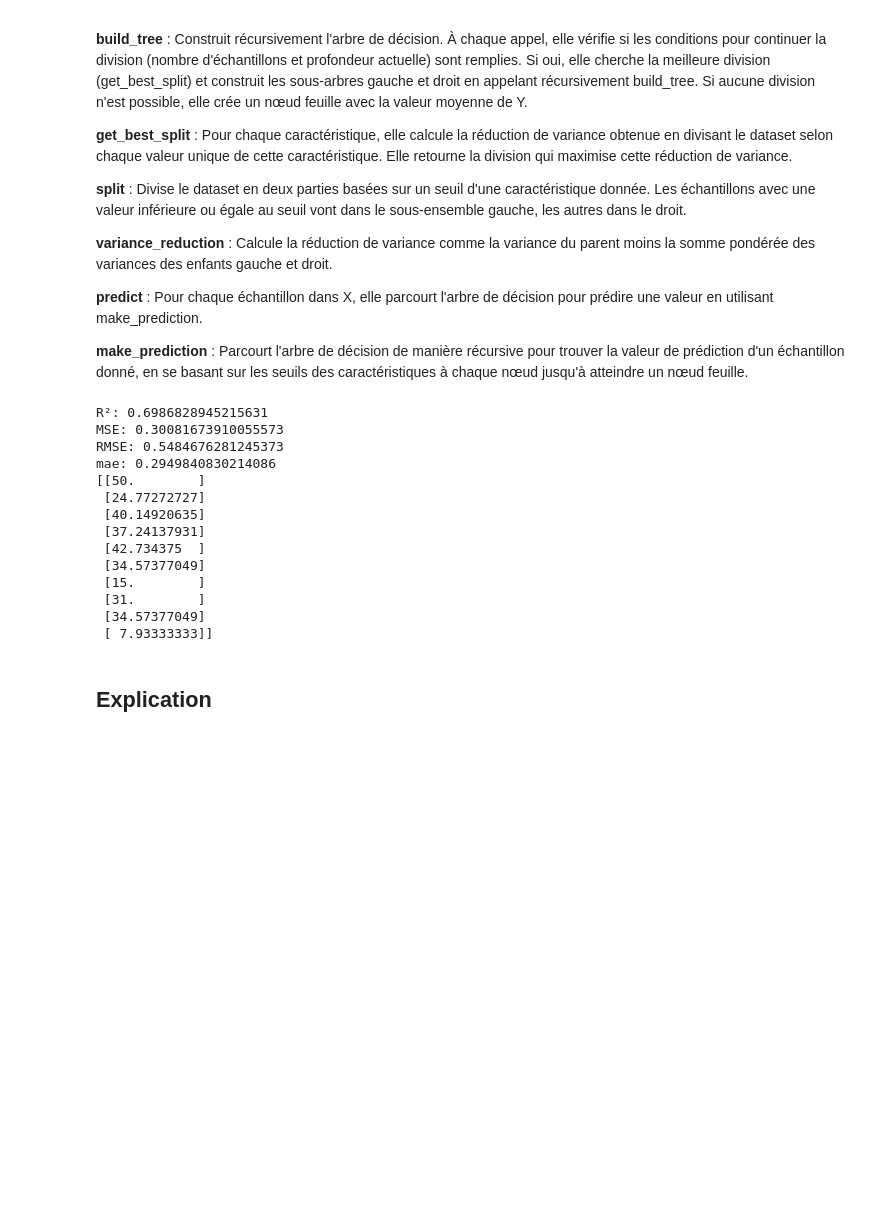
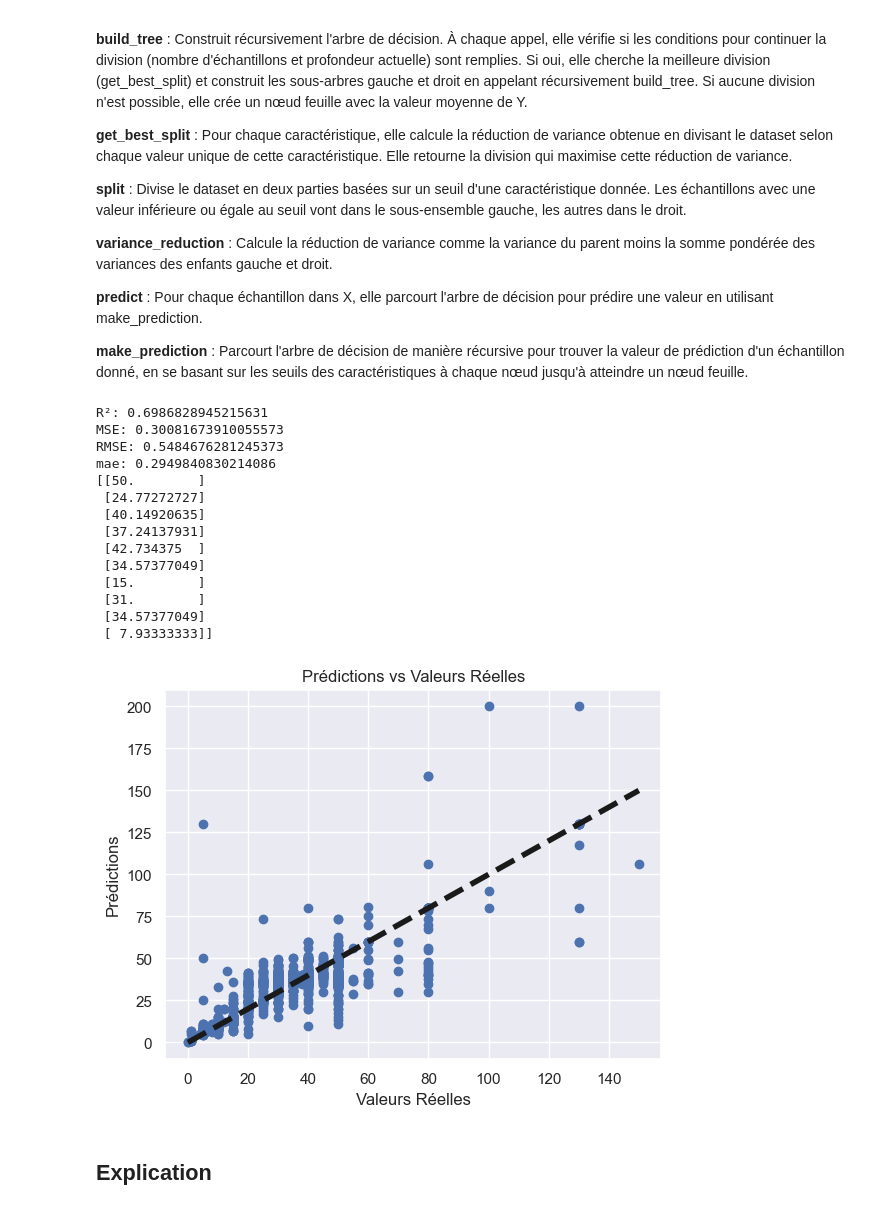
Before and after one commit to Tyxo50/projet_IA_A3, a Jupyter notebook: Besoin_Client_2/client_2.ipynb, the cells around one changed output. Drawn from its saved outputs; the diff is of its cells as text; code cells hidden in the pictures; blank space fills up the shorter version.

```diff
--- a/Besoin_Client_2/client_2.ipynb
+++ b/Besoin_Client_2/client_2.ipynb
@@ -223,7 +223,7 @@ from sklearn.model_selection import cross_val_score
 
 # Les hyperparamètres ont été trouver grâce à une GridSearchCV
 
-rfr = RandomForestRegressor(max_depth = 20, min_samples_leaf = 1, min_samples_split = 2, n_estimators = 200,max_samples=0.8,max_features='log2', random_state=42)
+rfr = RandomForestRegressor(max_depth = 20, min_samples_leaf = 1, min_samples_split = 2, n_estimators = 200,max_samples=0.8,max_features='log2',oob_score=True ,random_state=42)
 
 rfr.fit(X_train,y_train.ravel())
 
@@ -234,13 +234,14 @@ mse = mean_squared_error(y_test, y_predictions)
 rmse = np.sqrt(mse)
 r2 = r2_score(y_test, y_predictions)
 cross_val = cross_val_score(rfr, X_test, y_test, cv=5).mean()
-
+oob = rfr.oob_score_
 
 
 print(f"Mean Absolute Error (MAE): {mae}")
 print(f"Root Mean Squared Error (RMSE): {rmse}")
 print(f"R-squared (R²): {r2}")
 print(f"Cross Validation Score: {cross_val}")
+print(oob)
 # %% [output]
 Mean Absolute Error (MAE): 0.24500230701503742
 Root Mean Squared Error (RMSE): 0.42593542645308874
@@ -316,7 +318,7 @@ from sklearn.tree import DecisionTreeRegressor
 dcr = DecisionTreeRegressor(
     max_depth=10,
     min_samples_leaf=4,
-    min_samples_split=7,
+    min_samples_split=5,
     random_state=42,
     criterion="squared_error",
     splitter="best",
@@ -338,6 +340,7 @@ tree_mse = mean_squared_error(y_test, y_pred)
 tree_rmse = np.sqrt(tree_mse)
 tree_r2 = r2_score(y_test, y_pred)
 cross_val = cross_val_score(dcr, X_test, y_test, cv=5).mean()
+print(y_pred)
 
 print(f"Mean Absolute Error (MAE): {mae}")
 print(f"Root Mean Squared Error (RMSE): {tree_rmse}")
@@ -796,6 +827,17 @@ mae: 0.2949840830214086
  [31.        ]
  [34.57377049]
  [ 7.93333333]]
+# %%
+y_test = scaler_age.inverse_transform(y_test)
+y_predictions = Y_pred_inverse_transformed
+plt.scatter(y_test, y_predictions)
+plt.title('Prédictions vs Valeurs Réelles')
+plt.xlabel('Valeurs Réelles')
+plt.ylabel('Prédictions')
+plt.plot([y_test.min(), y_test.max()], [y_test.min(), y_test.max()], 'k--', lw=4)
+plt.show()
+# %% [output]
+[figure, added]
 # %% [markdown]
 ## Explication
 # %% [markdown]
```
Also changed, not shown: parts of 9 cells of this notebook, 1 other file.
